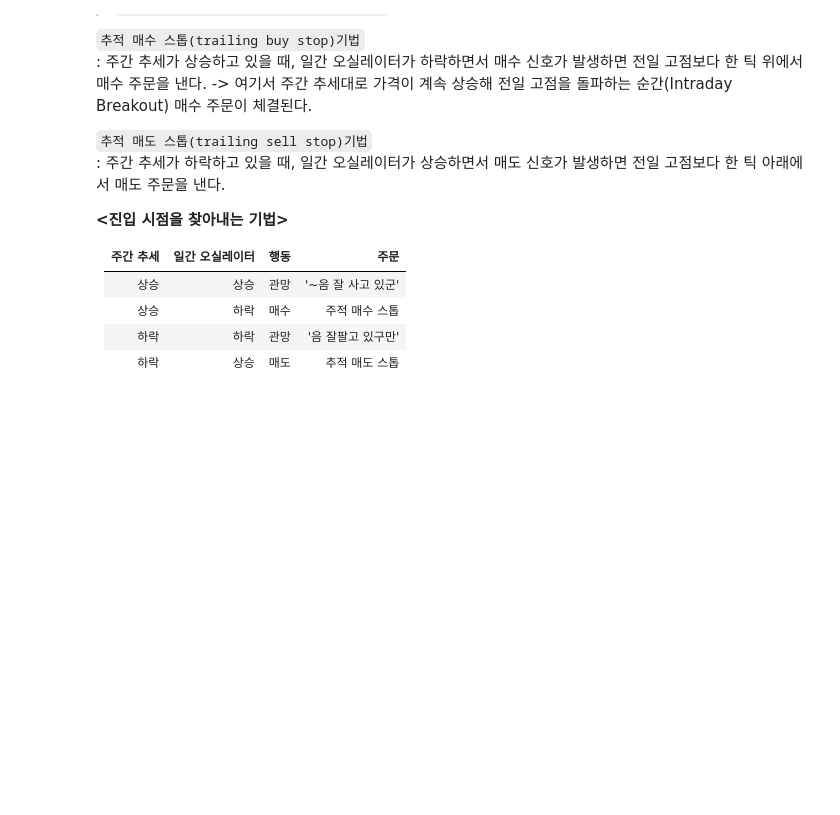
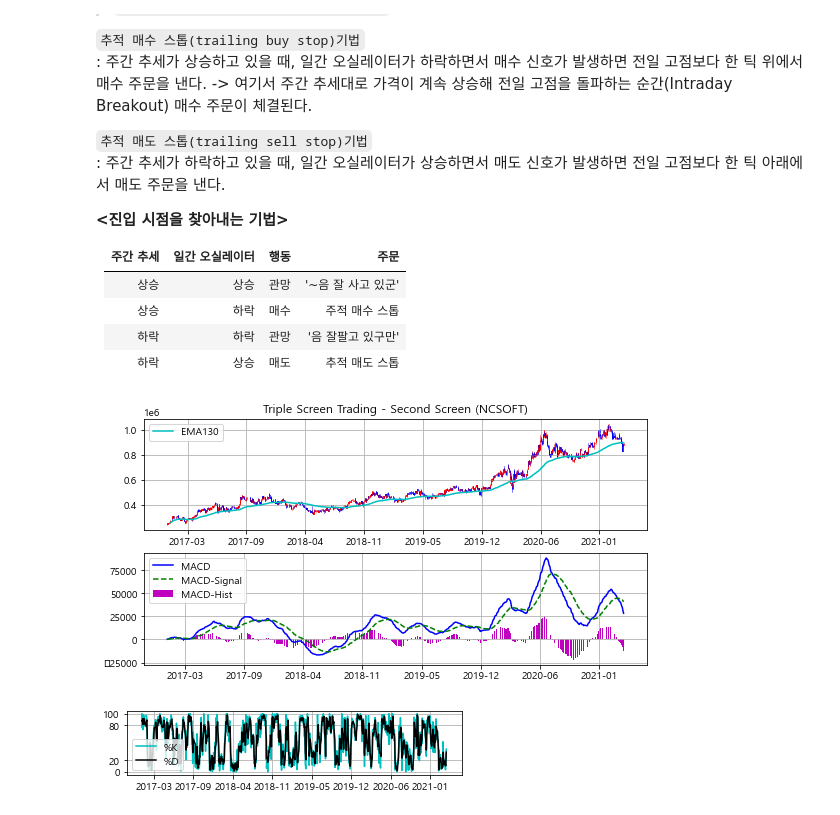
Before and after one commit to Becky-Kwon/Financial-AI-Study-, a Jupyter notebook: 삼중창 매매 시스템.ipynb, the cells around one changed output. Drawn from its saved outputs; the diff is of its cells as text; code cells hidden in the pictures; blank space fills up the shorter version.

```diff
--- a/삼중창 매매 시스템.ipynb
+++ b/삼중창 매매 시스템.ipynb
@@ -214,33 +214,36 @@ if 주가 추세 하락,
 # %%
 ndays_high = df.고가.rolling(window=14, min_periods=1).max()      # ①
 ndays_low = df.저가.rolling(window=14, min_periods=1).min()        # ②
 fast_k = (df.종가 - ndays_low) / (ndays_high - ndays_low) * 100  # ③
 slow_d= fast_k.rolling(window=3).mean()                           # ④
 df = df.assign(fast_k=fast_k, slow_d=slow_d).dropna()             # ⑤
 
 plt.figure(figsize=(9, 7))
-p1 = plt.subplot(2, 1, 1)
+p1 = plt.subplot(3, 1, 1)
 plt.title('Triple Screen Trading - Second Screen (NCSOFT)')
 plt.grid(True)
 candlestick_ohlc(p1, ohlc.values, width=.6, colorup='red', colordown='blue')
 p1.xaxis.set_major_formatter(mdates.DateFormatter('%Y-%m'))
 plt.plot(df.number, df['ema130'], color='c', label='EMA130')
 plt.legend(loc='best')
 
-p2 = plt.subplot(2, 1, 2)
+p2 = plt.subplot(3, 1, 2)
 plt.grid(True)
 p2.xaxis.set_major_formatter(mdates.DateFormatter('%Y-%m'))
 plt.bar(df.number, df['macdhist'], color='m', label='MACD-Hist')
 plt.plot(df.number, df['macd'], color='b', label='MACD')
 plt.plot(df.number, df['signal'], 'g--', label='MACD-Signal')
 plt.legend(loc='best')
 plt.show()
 
-p1 = plt.subplot(2, 1, 3)
+p1 = plt.subplot(3, 1, 3)
 plt.grid(True)
 p1.xaxis.set_major_formatter(mdates.DateFormatter('%Y-%m'))
 plt.plot(df.number, df['fast_k'], color='c', label='%K')
 plt.plot(df.number, df['slow_d'], color='k', label='%D')
 plt.yticks([0, 20, 80, 100]) # ⑥
 plt.legend(loc='best')
 plt.show()
+# %% [output]
+[figure, added]
+[figure, added]
```
